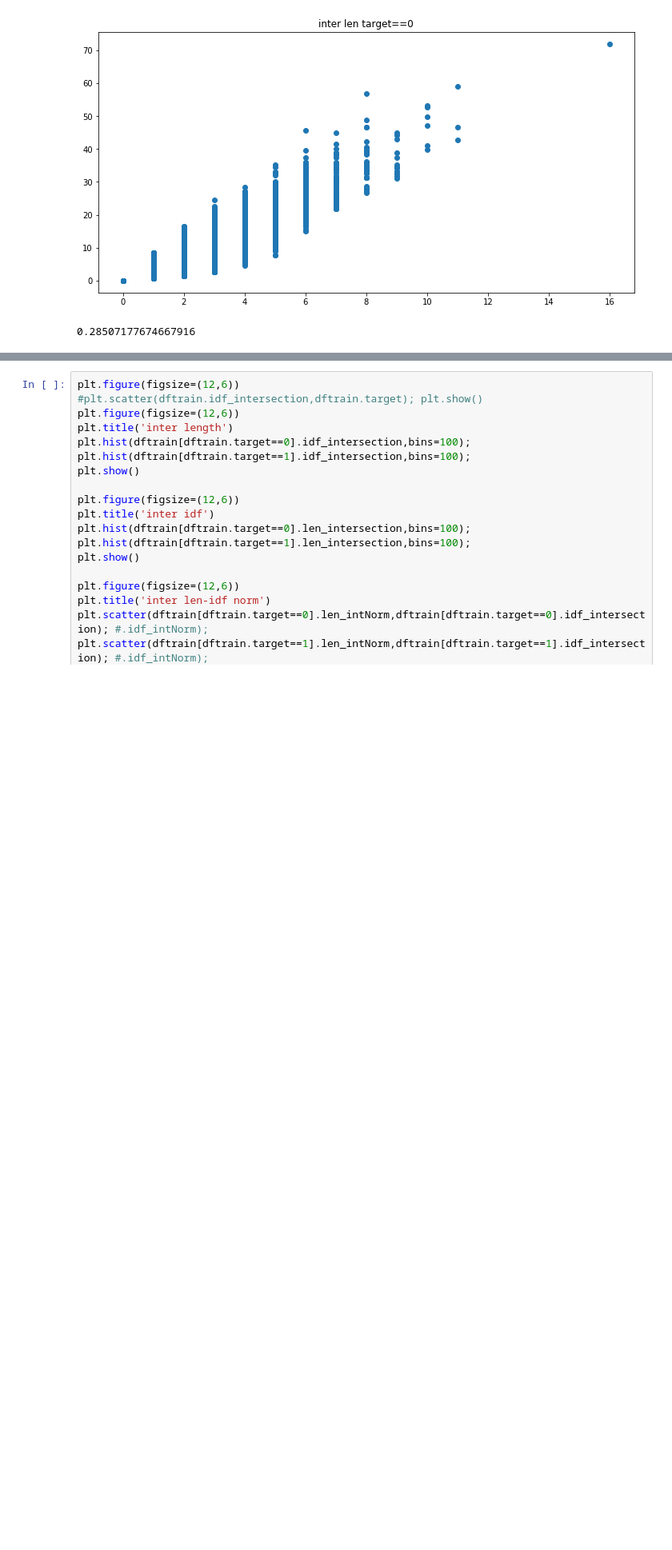
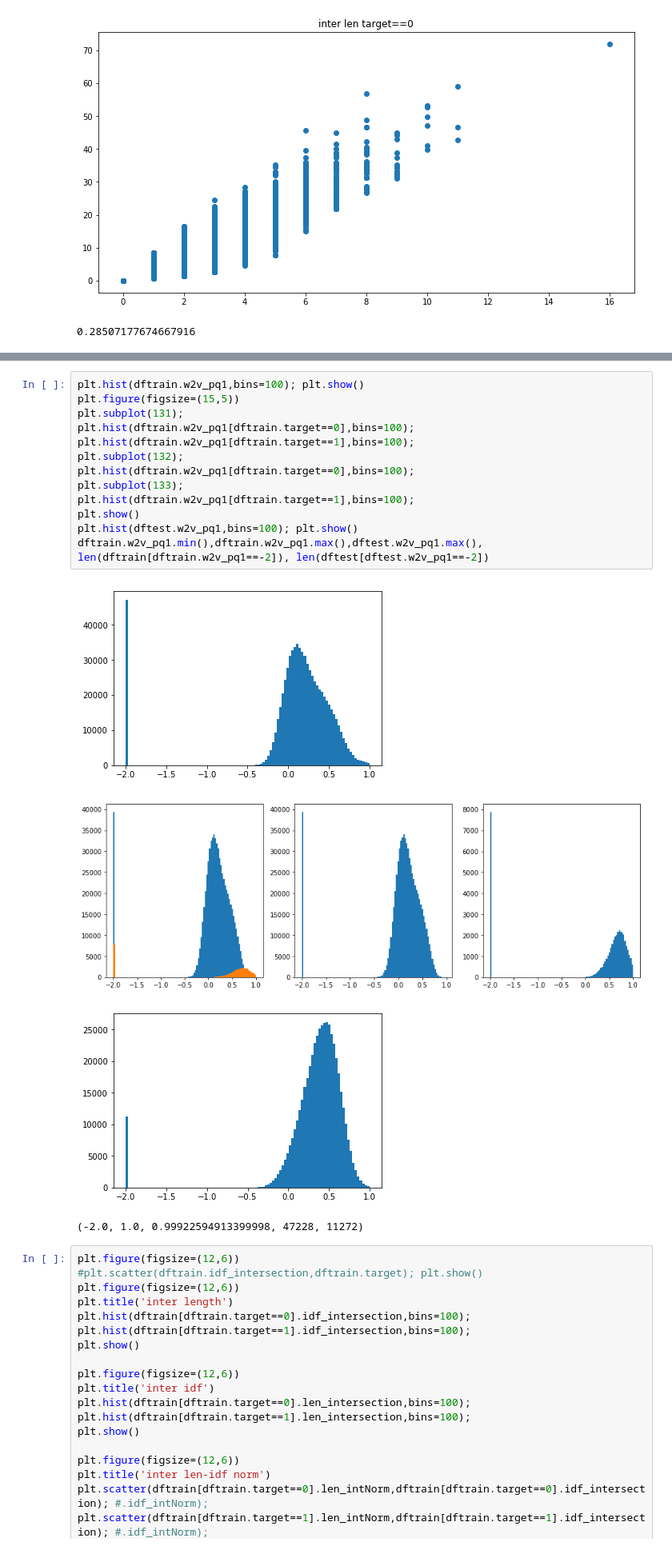
Before and after one commit to SorokinV/SberBank-2017-09-A, a Jupyter notebook: Jupyter/exp-baseline.ipynb, the cells around one changed output, grey strips where cells are left out. Shown at 80% size. Drawn from its saved outputs; the diff is of its cells as text; blank space fills up the shorter version.

```diff
--- a/Jupyter/exp-baseline.ipynb
+++ b/Jupyter/exp-baseline.ipynb
@@ -377,3 +475,21 @@ print dftest.shape, dftrain.shape
+# %%
+plt.hist(dftrain.w2v_pq1,bins=100); plt.show()
+plt.figure(figsize=(15,5))
+plt.subplot(131);
+plt.hist(dftrain.w2v_pq1[dftrain.target==0],bins=100);
+plt.hist(dftrain.w2v_pq1[dftrain.target==1],bins=100);
+plt.subplot(132);
+plt.hist(dftrain.w2v_pq1[dftrain.target==0],bins=100);
+plt.subplot(133);
+plt.hist(dftrain.w2v_pq1[dftrain.target==1],bins=100);
+plt.show()
+plt.hist(dftest.w2v_pq1,bins=100); plt.show()
+dftrain.w2v_pq1.min(),dftrain.w2v_pq1.max(),dftest.w2v_pq1.max(), len(dftrain[dftrain.w2v_pq1==-2]), len(dftest[dftest.w2v_pq1==-2])
+# %% [output]
+[figure, added]
+[figure, added]
+[figure, added]
+(-2.0, 1.0, 0.99922594913399998, 47228, 11272)
 # %%
 plt.figure(figsize=(12,6))
 #plt.scatter(dftrain.idf_intersection,dftrain.target); plt.show()
```
Also changed, not shown: parts of 23 cells of this notebook, 4 other files.
